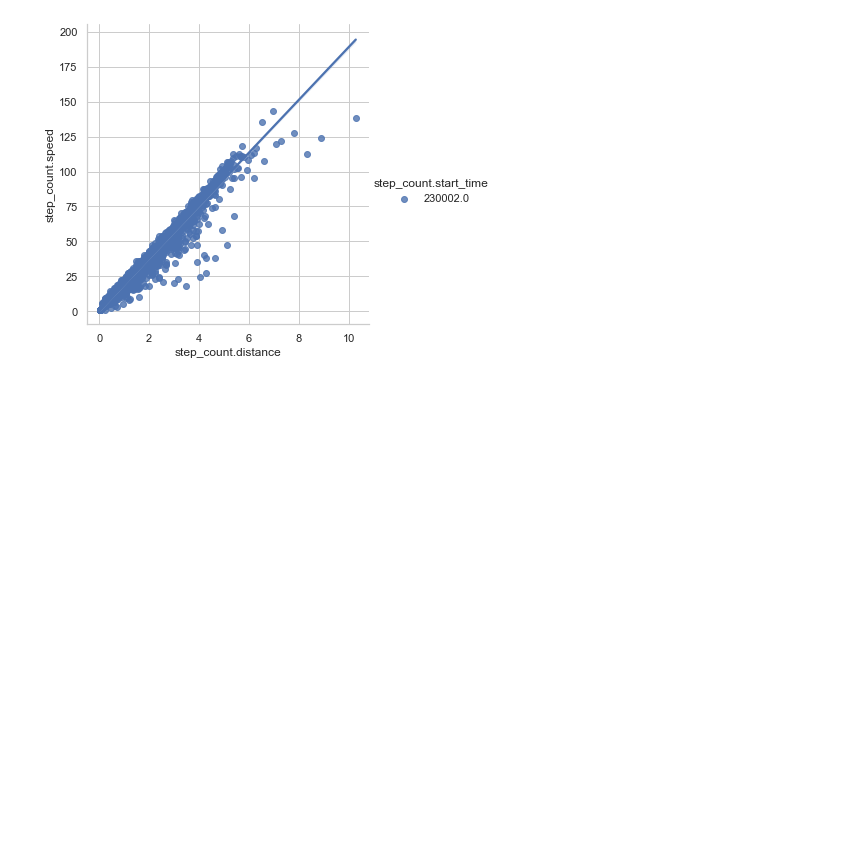
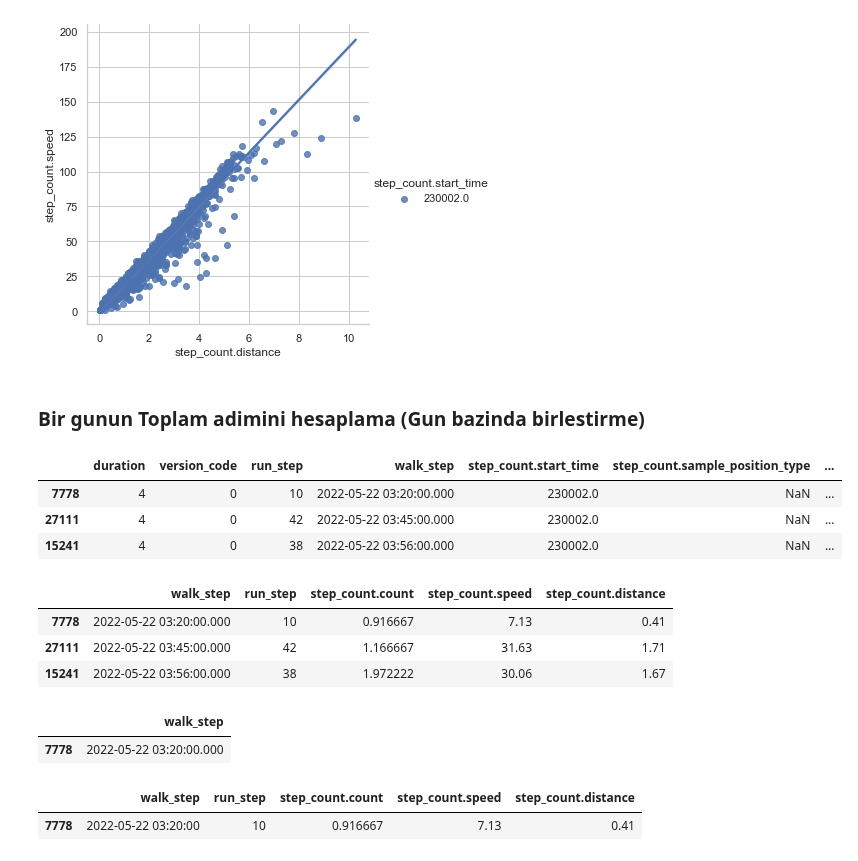
Before and after one commit to abdullahcayde/Trainings, a Jupyter notebook: Saumsung_Health_Files/SH_tracker_pedometer_step_count.ipynb, the cells around one changed output. Drawn from its saved outputs; the diff is of its cells as text; code cells hidden in the pictures; blank space fills up the shorter version.

Commit message:
3.version

```diff
--- a/Saumsung_Health_Files/SH_tracker_pedometer_step_count.ipynb
+++ b/Saumsung_Health_Files/SH_tracker_pedometer_step_count.ipynb
@@ -220,3 +222,20 @@ sns.lmplot(x= 'step_count.count', y= 'step_count.distance', data= df);
 sns.lmplot(x= 'step_count.distance', y= 'step_count.speed', hue= 'step_count.start_time', data= df);
 # %% [output]
 [figure]
+# %% [markdown]
+### Bir gunun Toplam adimini hesaplama (Gun bazinda birlestirme)
+# %%
+df.head(3)
+# %% [output]
+|  | duration | version_code | run_step | walk_step | step_count.start_time | step_count.sample_position_type | ... |
+| 7778 | 4 | 0 | 10 | 2022-05-22 03:20:00.000 | 230002.0 | NaN | ... |
+| 27111 | 4 | 0 | 42 | 2022-05-22 03:45:00.000 | 230002.0 | NaN | ... |
+| 15241 | 4 | 0 | 38 | 2022-05-22 03:56:00.000 | 230002.0 | NaN | ... |
+# %%
+df_gun = df[['walk_step' ,'run_step', 'step_count.count', 'step_count.speed', 'step_count.distance']].copy()
+df_gun.head(3)
+# %% [output]
+|  | walk_step | run_step | step_count.count | step_count.speed | step_count.distance |
+| 7778 | 2022-05-22 03:20:00.000 | 10 | 0.916667 | 7.13 | 0.41 |
+| 27111 | 2022-05-22 03:45:00.000 | 42 | 1.166667 | 31.63 | 1.71 |
+| 15241 | 2022-05-22 03:56:00.000 | 38 | 1.972222 | 30.06 | 1.67 |
@@ -222,0 +244,11 @@ sns.lmplot(x= 'step_count.distance', y= 'step_count.speed', hue= 'step_count.sta
+# %%
+df_gun.iloc[0:1,0:1]
+# %% [output]
+|  | walk_step |
+| 7778 | 2022-05-22 03:20:00.000 |
+# %%
+df_gun.walk_step = pd.DatetimeIndex(df_gun.walk_step)
+df_gun.head(1)
+# %% [output]
+|  | walk_step | run_step | step_count.count | step_count.speed | step_count.distance |
+| 7778 | 2022-05-22 03:20:00 | 10 | 0.916667 | 7.13 | 0.41 |
```
Also changed, not shown: parts of 17 cells of this notebook.
